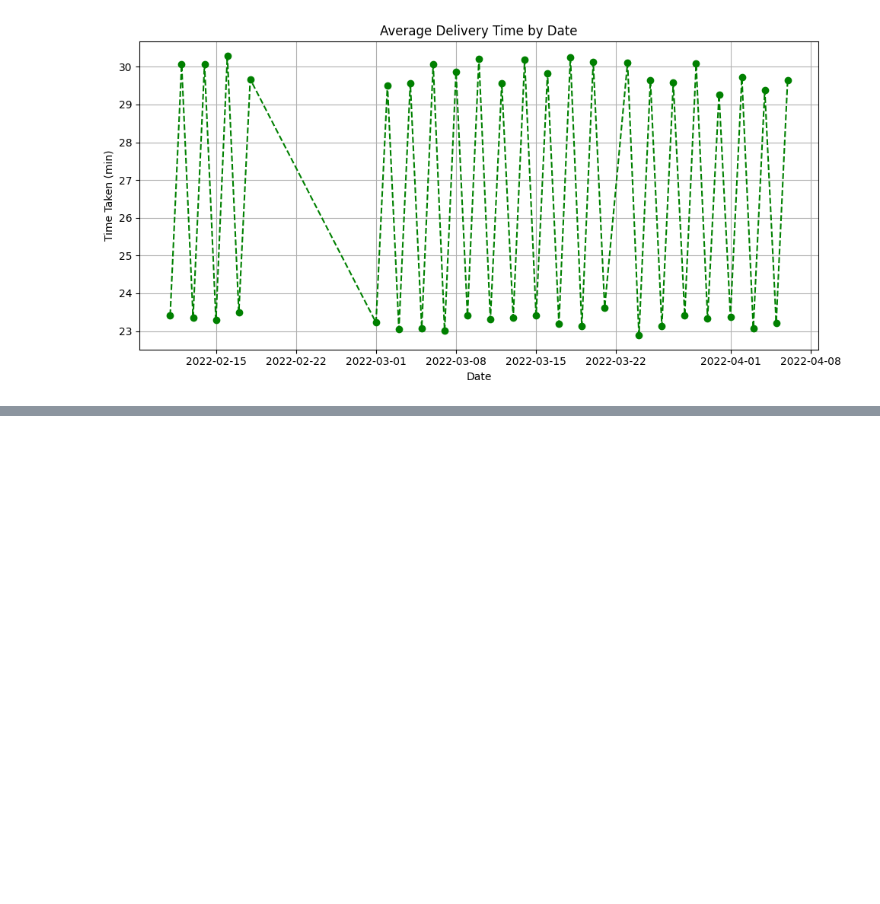
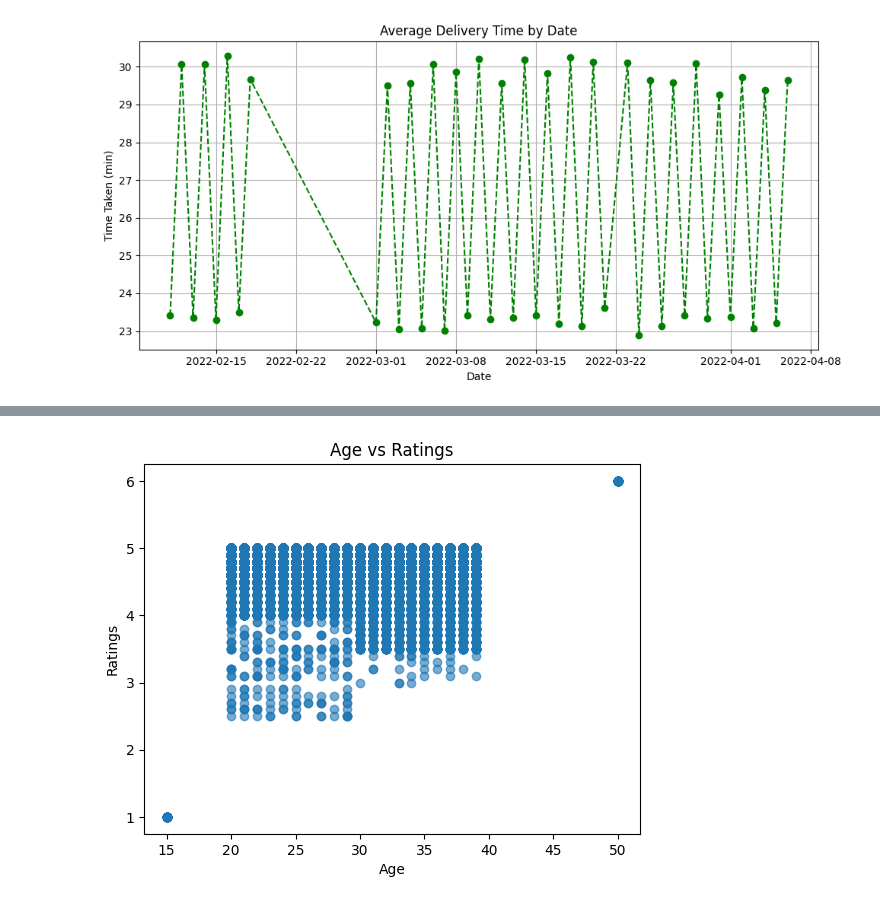
Before and after one commit to RahulArra/Zomato-Order-Analysis, a Jupyter notebook: DAV_ASSIGN_202.ipynb, the cells around one changed output, grey strips where cells are left out. Drawn from its saved outputs; the diff is of its cells as text; code cells hidden in the pictures; blank space fills up the shorter version.

```diff
--- a/DAV_ASSIGN_202.ipynb
+++ b/DAV_ASSIGN_202.ipynb
@@ -779,0 +780,9 @@ NameError: name 'plt' is not defined
+# %%
+# Scatter plot of Age vs Ratings
+plt.scatter(df["Delivery_person_Age"], df["Delivery_person_Ratings"], alpha=0.6)
+plt.title("Age vs Ratings")
+plt.xlabel("Age")
+plt.ylabel("Ratings")
+plt.show()
+# %% [output]
+[figure, added]
```
Also changed, not shown: parts of 9 cells of this notebook.
